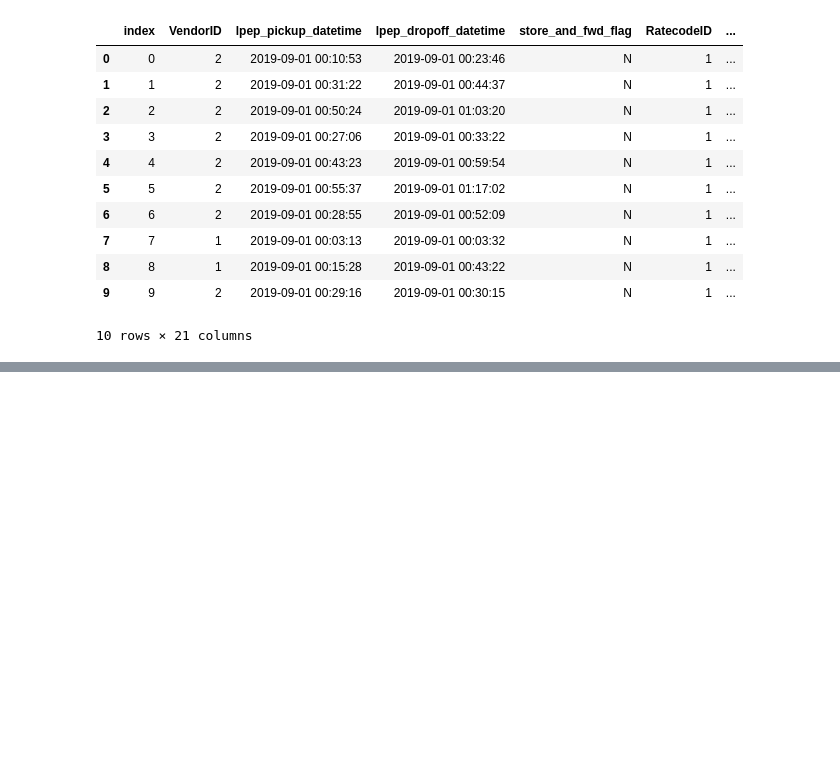
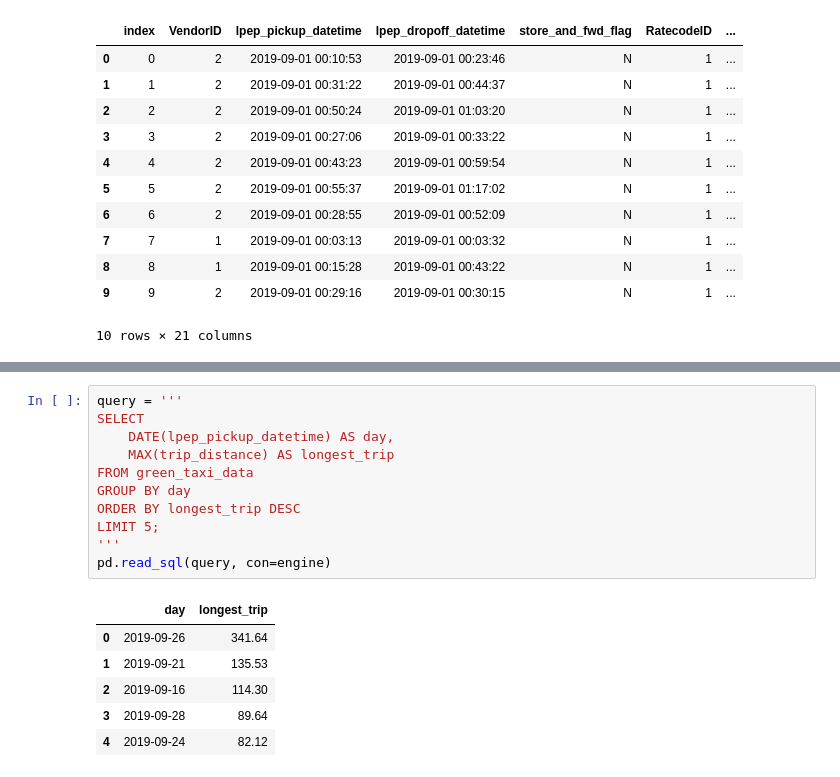
Before and after one commit to JasonDahl/de_zoomcamp_hw, a Jupyter notebook: dehw_01_docker_sql/DE_HW1_Docker_SQL_Terraform.ipynb, the cells around one changed output, grey strips where cells are left out. Saved outputs shown, nothing was run; the diff lists cells and outputs as text; blank space fills up the shorter version.

```diff
--- a/dehw_01_docker_sql/DE_HW1A_Docker_SQL.ipynb
+++ b/dehw_01_docker_sql/DE_HW1_Docker_SQL_Terraform.ipynb
@@ -212,0 +249,18 @@ docker run -it \
+# %%
+query = '''
+SELECT
+    DATE(lpep_pickup_datetime) AS day,
+    MAX(trip_distance) AS longest_trip
+FROM green_taxi_data
+GROUP BY day
+ORDER BY longest_trip DESC
+LIMIT 5;
+'''
+pd.read_sql(query, con=engine)
+# %% [output]
+|  | day | longest_trip |
+| 0 | 2019-09-26 | 341.64 |
+| 1 | 2019-09-21 | 135.53 |
+| 2 | 2019-09-16 | 114.30 |
+| 3 | 2019-09-28 | 89.64 |
+| 4 | 2019-09-24 | 82.12 |
```
Also changed, not shown: parts of 15 cells of this notebook, 1 other file.
